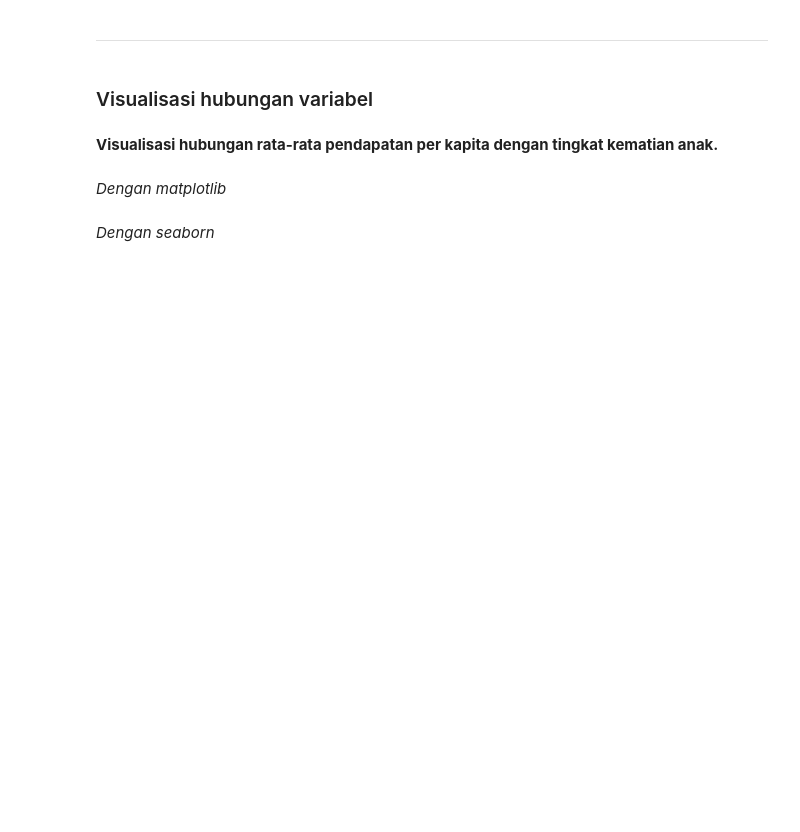
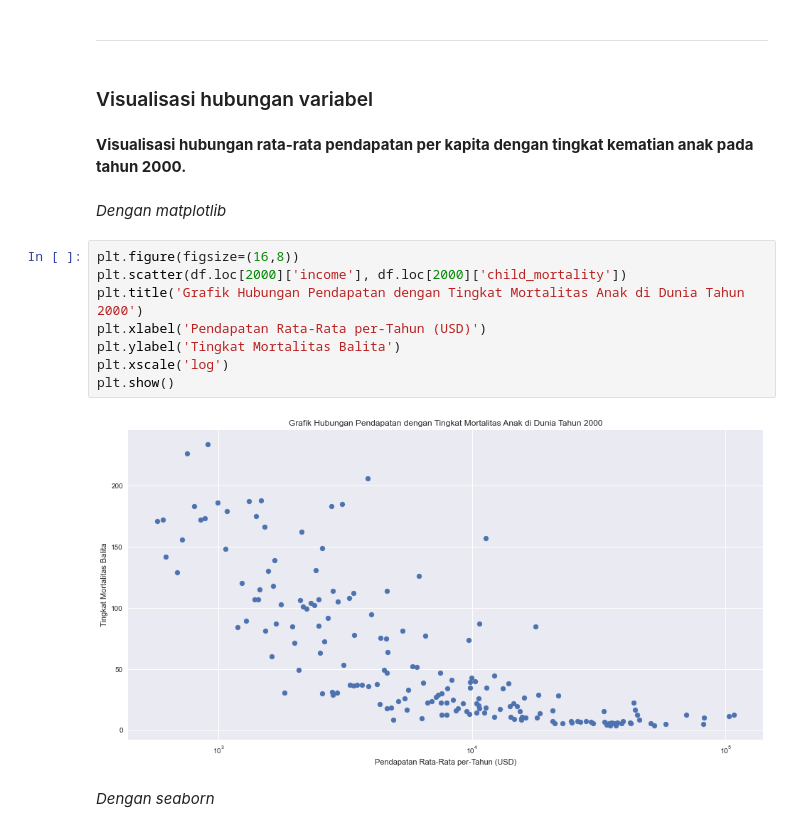
Before and after one commit to mdsatria/dataviz_course, a Jupyter notebook: notebook/5. Visualisasi Hubungan Antar Variabel.ipynb, the cells around one changed output. Saved outputs shown, nothing was run; the diff lists cells and outputs as text; blank space fills up the shorter version.

```diff
--- a/notebook/5. Visualisasi Hubungan Antar Variabel.ipynb
+++ b/notebook/5. Visualisasi Hubungan Antar Variabel.ipynb
@@ -164,8 +459,18 @@ Memilih tahun yang berbeda
 # %% [markdown]
 ### Visualisasi hubungan variabel
 # %% [markdown]
-**Visualisasi hubungan rata-rata pendapatan per kapita dengan tingkat kematian anak.**
+**Visualisasi hubungan rata-rata pendapatan per kapita dengan tingkat kematian anak pada tahun 2000.**
 # %% [markdown]
 *Dengan matplotlib*
+# %%
+plt.figure(figsize=(16,8))
+plt.scatter(df.loc[2000]['income'], df.loc[2000]['child_mortality'])
+plt.title('Grafik Hubungan Pendapatan dengan Tingkat Mortalitas Anak di Dunia Tahun 2000')
+plt.xlabel('Pendapatan Rata-Rata per-Tahun (USD)')
+plt.ylabel('Tingkat Mortalitas Balita')
+plt.xscale('log')
+plt.show()
+# %% [output]
+[figure, added]
 # %% [markdown]
 *Dengan seaborn*
```
Also changed, not shown: parts of 43 cells of this notebook.
